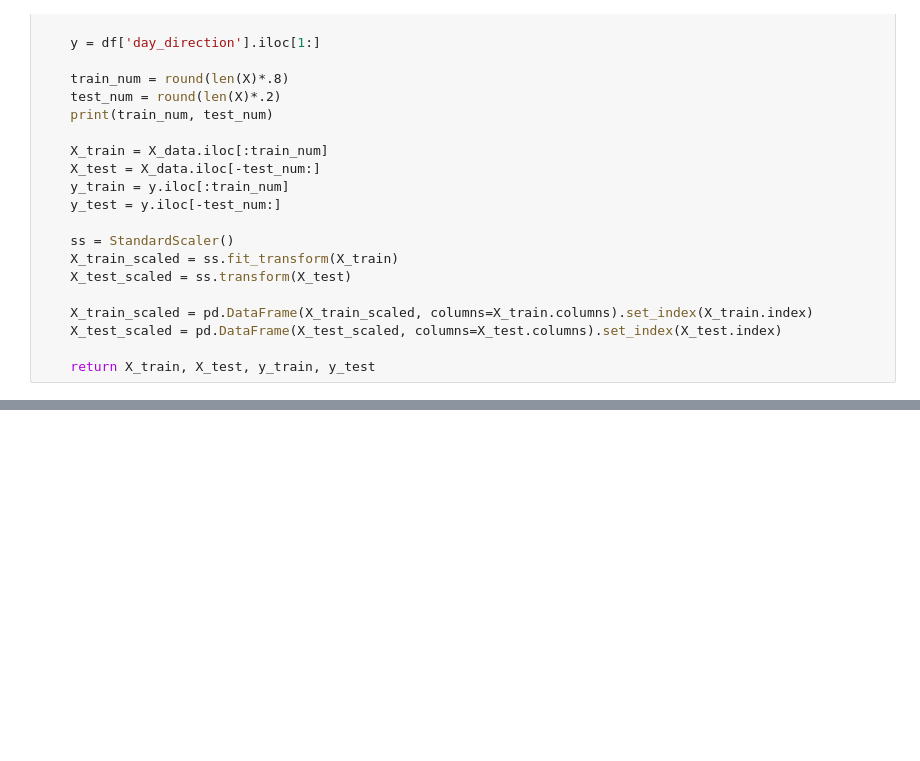
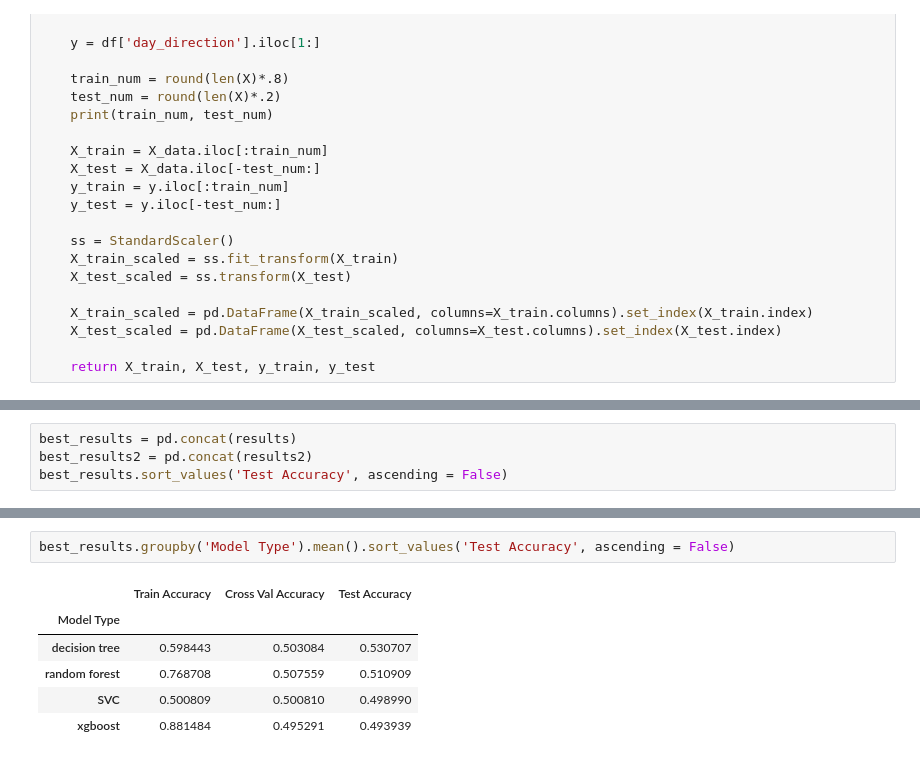
Before and after one commit to tjbray20/Market_Machine_Learning, a Jupyter notebook: Classifiers.ipynb, the cells around one changed output, grey strips where cells are left out. Drawn from its saved outputs; the diff is of its cells as text; blank space fills up the shorter version.

```diff
--- a/Classifiers.ipynb
+++ b/Classifiers.ipynb
@@ -283,0 +309,4 @@ Linear_SVC(X_train, X_test, y_train, y_test)
+# %%
+best_results = pd.concat(results)
+best_results2 = pd.concat(results2)
+best_results.sort_values('Test Accuracy', ascending = False)
@@ -283,0 +330,9 @@ Linear_SVC(X_train, X_test, y_train, y_test)
+# %%
+best_results.groupby('Model Type').mean().sort_values('Test Accuracy', ascending = False)
+# %% [output]
+|  | Train Accuracy | Cross Val Accuracy | Test Accuracy |
+| Model Type |  |  |  |
+| decision tree | 0.598443 | 0.503084 | 0.530707 |
+| random forest | 0.768708 | 0.507559 | 0.510909 |
+| SVC | 0.500809 | 0.500810 | 0.498990 |
+| xgboost | 0.881484 | 0.495291 | 0.493939 |
```
Also changed, not shown: parts of 15 cells of this notebook, 1 other file.
